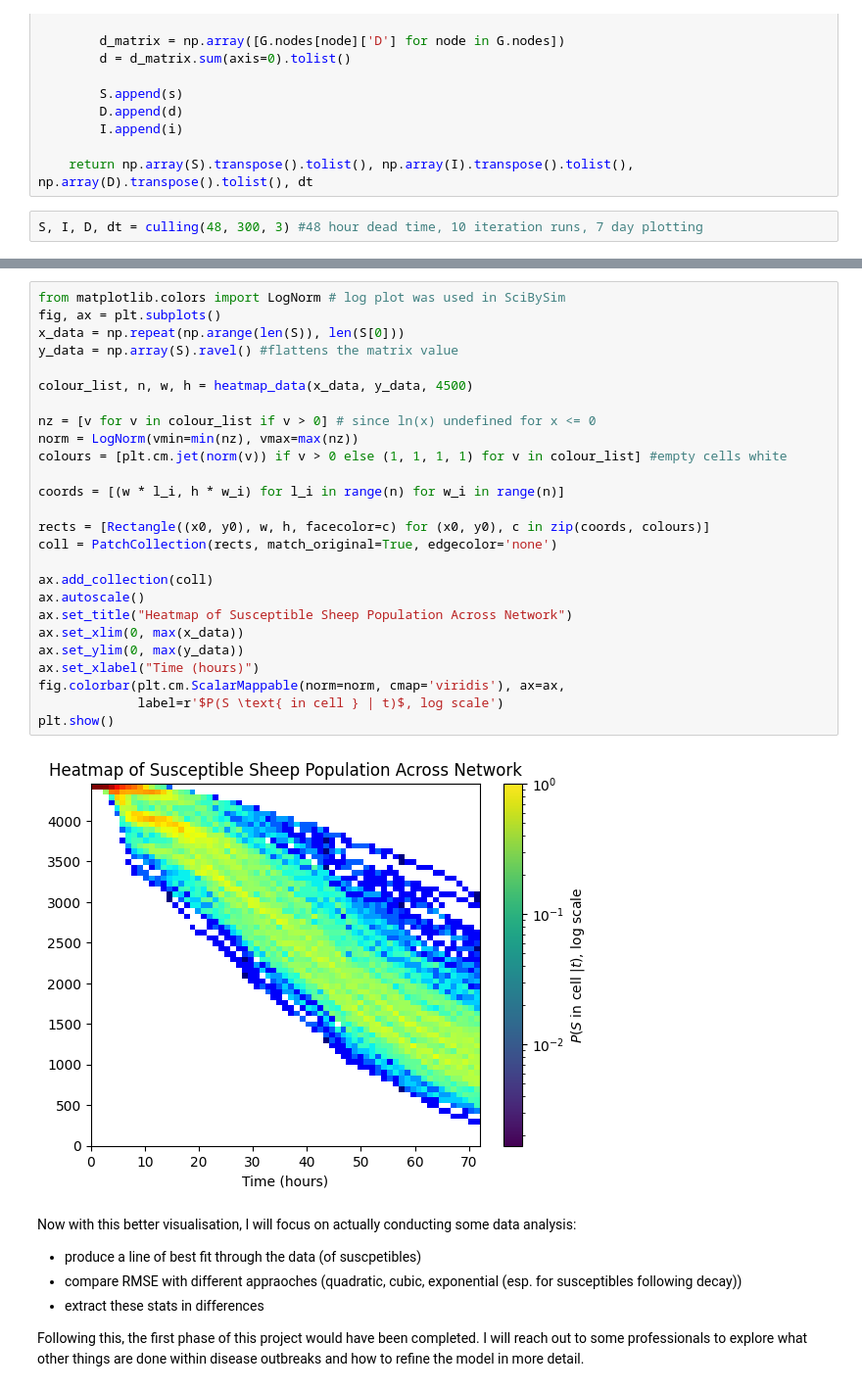
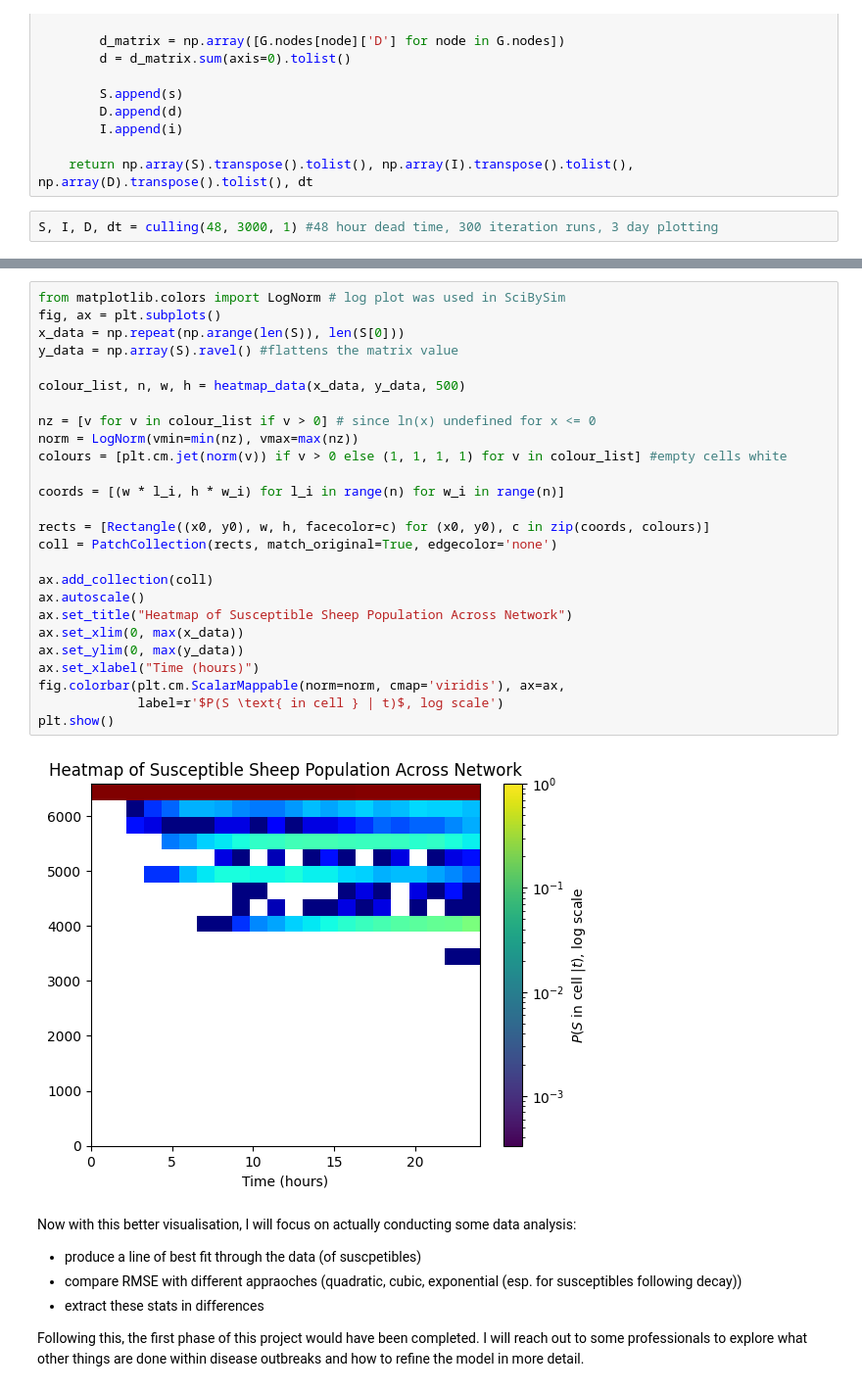
Before and after one commit to r-okotie179/diseaseModelling, a Jupyter notebook: culling_and_policy.ipynb, the cells around one changed output, grey strips where cells are left out. Shown at 98% size. Cells and saved outputs as stored; diff of their text form.

Commit message:
heatmap issues (or maybe im j stupid)

```diff
--- a/culling_and_policy.ipynb
+++ b/culling_and_policy.ipynb
@@ -610,4 +610,4 @@ def culling(dead_time, iterations, simulation_duration, neighbour_culling = Fals
 
     return np.array(S).transpose().tolist(), np.array(I).transpose().tolist(), np.array(D).transpose().tolist(), dt
 # %%
-S, I, D, dt = culling(48, 300, 3) #48 hour dead time, 10 iteration runs, 7 day plotting
+S, I, D, dt = culling(48, 3000, 1) #48 hour dead time, 300 iteration runs, 3 day plotting
@@ -614,31 +620,31 @@ S, I, D, dt = culling(48, 300, 3) #48 hour dead time, 10 iteration runs, 7 day p
 # %%
 from matplotlib.colors import LogNorm # log plot was used in SciBySim
 fig, ax = plt.subplots()
 x_data = np.repeat(np.arange(len(S)), len(S[0]))
 y_data = np.array(S).ravel() #flattens the matrix value
 
-colour_list, n, w, h = heatmap_data(x_data, y_data, 4500)
+colour_list, n, w, h = heatmap_data(x_data, y_data, 500)
 
 nz = [v for v in colour_list if v > 0] # since ln(x) undefined for x <= 0
 norm = LogNorm(vmin=min(nz), vmax=max(nz))
 colours = [plt.cm.jet(norm(v)) if v > 0 else (1, 1, 1, 1) for v in colour_list] #empty cells white
 
 coords = [(w * l_i, h * w_i) for l_i in range(n) for w_i in range(n)]
 
 rects = [Rectangle((x0, y0), w, h, facecolor=c) for (x0, y0), c in zip(coords, colours)]
 coll = PatchCollection(rects, match_original=True, edgecolor='none')
 
 ax.add_collection(coll)
 ax.autoscale()
 ax.set_title("Heatmap of Susceptible Sheep Population Across Network")
 ax.set_xlim(0, max(x_data))
 ax.set_ylim(0, max(y_data))
 ax.set_xlabel("Time (hours)")
 fig.colorbar(plt.cm.ScalarMappable(norm=norm, cmap='viridis'), ax=ax,
              label=r'$P(S \text{ in cell } | t)$, log scale')
 plt.show()
 # %% [output]
-[figure, old version]
+[figure, new version]
 # %% [markdown]
 Now with this better visualisation, I will focus on actually conducting some data analysis:
 
```
Also changed, not shown: parts of 4 cells of this notebook.
